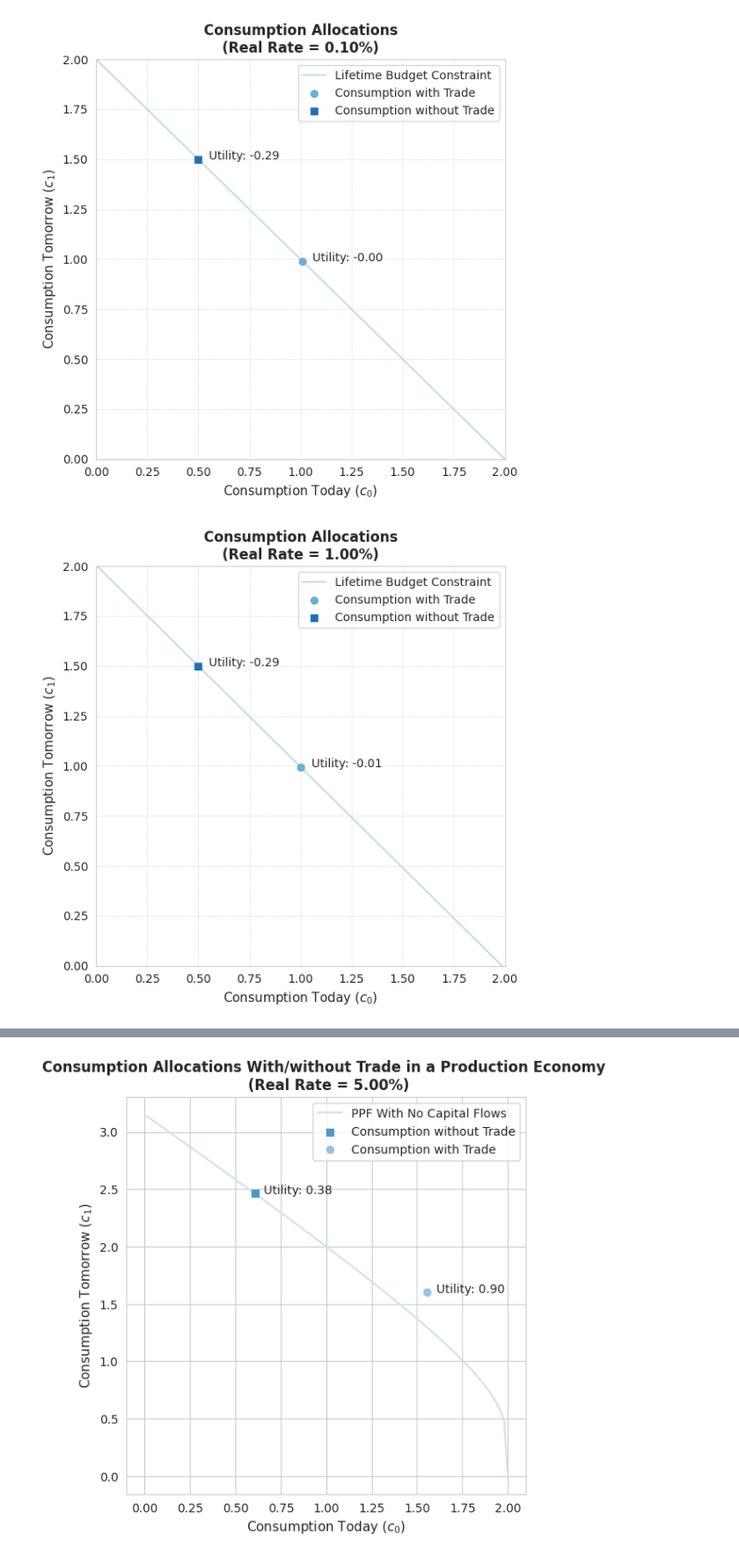
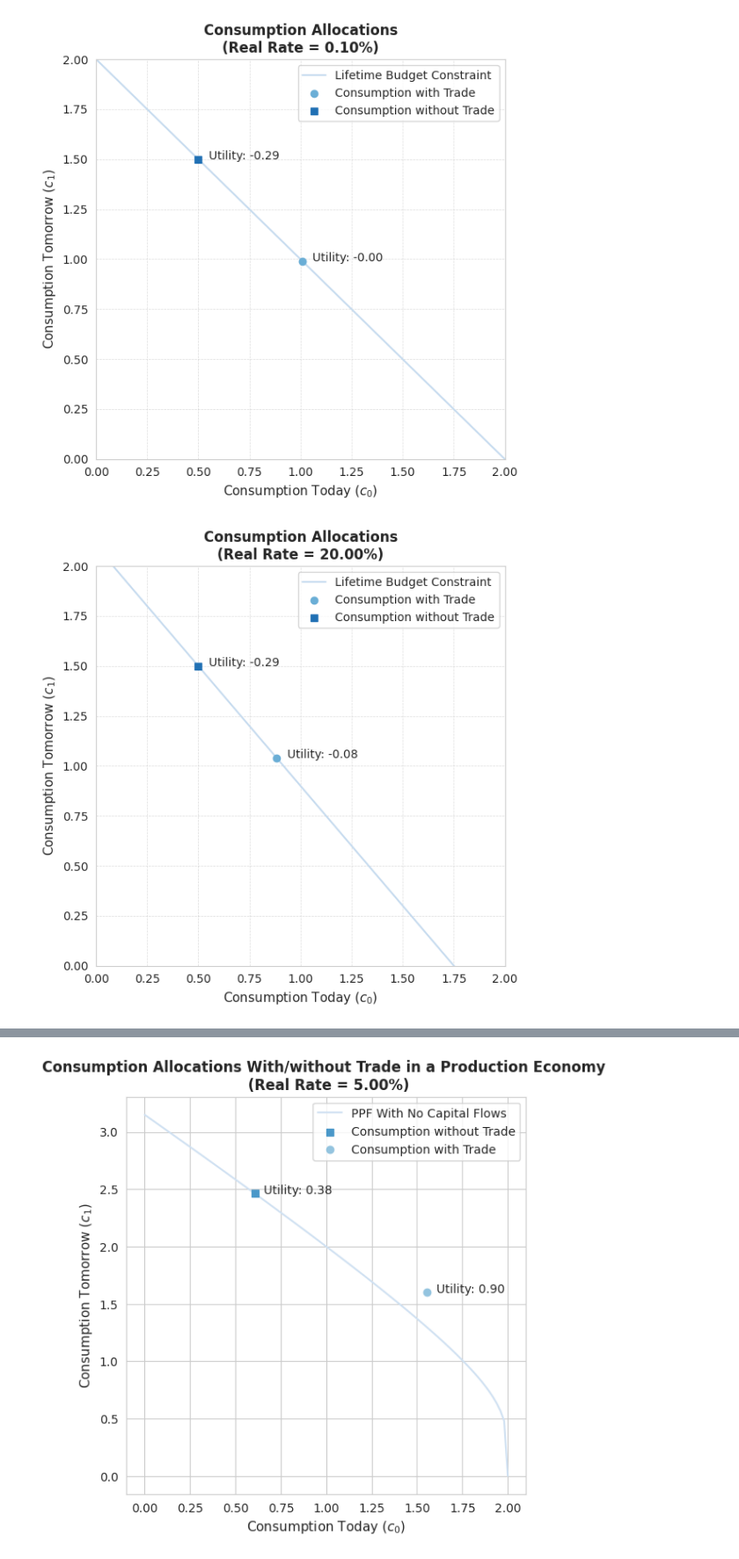
Before and after one commit to dandoreyrodriguez/Foundations_of_International_Macroeconomics, a Jupyter notebook: FIM_1.ipynb, the cells around one changed output, grey strips where cells are left out. Shown: that part at 88% size. Drawn from its saved outputs; the diff is of its cells as text; code cells hidden in the pictures.

```diff
--- a/FIM_1.ipynb
+++ b/FIM_1.ipynb
@@ -52,7 +60,7 @@ beta = 0.98
 
 
 # Define a function which calculates an allocation bundle for a given real rate
-def solve_two_period(real_rate):
+def solve_two_period_log_utility(real_rate):
     # Substituting the EE into the lifetime budget constraint
     c_0 = (1 / (1 + beta)) * (y_0 + (y_1 / (1 + real_rate)))
     c_1 = beta * (1 + real_rate) * c_0
@@ -61,7 +69,7 @@ def solve_two_period(real_rate):
 
 def plot_allocations(real_rate):
     # Solve for consumption allocations
-    c_0, c_1 = solve_two_period(real_rate)
+    c_0, c_1 = solve_two_period_log_utility(real_rate)
 
     # Create a seaborn figure with a blue color palette
     sns.set_style("whitegrid")  # Set white background with grid
@@ -81,32 +89,32 @@ def plot_allocations(real_rate):
     ax.scatter(c_0, c_1, marker='o', color=palette[1], label=f"Consumption with Trade", zorder=3)
     utility_trade = np.log(c_0) + np.log(c_1)  # Optimal utility
     ax.text(c_0 + 0.05, c_1, f'Utility: {utility_trade:.2f}', fontsize=10, ha='left')
 
     # Plot the endowment bundle with a different marker
     ax.scatter(y_0, y_1, marker='s', color=palette[2], label="Consumption without Trade", zorder=2)
     utility_endowment = np.log(y_0) + np.log(y_1)
     ax.text(y_0 + 0.05, y_1, f'Utility: {utility_endowment:.2f}', fontsize=10, ha='left')
 
     # Add labels and formatting
     ax.set_title(f'Consumption Allocations\n(Real Rate = {real_rate:.2%})', fontweight="bold", fontsize=12)
     ax.set_xlabel('Consumption Today ($c_0$)', fontsize=11)
     ax.set_ylabel('Consumption Tomorrow ($c_1$)', fontsize=11)
     ax.grid(True, linestyle='--', linewidth=0.5, alpha=0.7)  # Adjust grid style for clarity
     ax.legend(fontsize=10)
     ax.set_xlim(0, 2)
     ax.set_ylim(0, 2)
 
     # Show the plot
     plt.tight_layout()  # Adjust layout to prevent overlapping elements
     plt.show()
 
 
 # Real interest rates for each plot
-real_rates = [0.001, 0.01, 0.05]
+real_rates = [0.001, 0.2]
 
 # Loop through and plot for each real rate
 for rate in real_rates:
     plot_allocations(rate)
 # %% [output]
 [figure]
-[figure, old version]
+[figure, new version]
```
Also changed, not shown: parts of 10 cells of this notebook.
